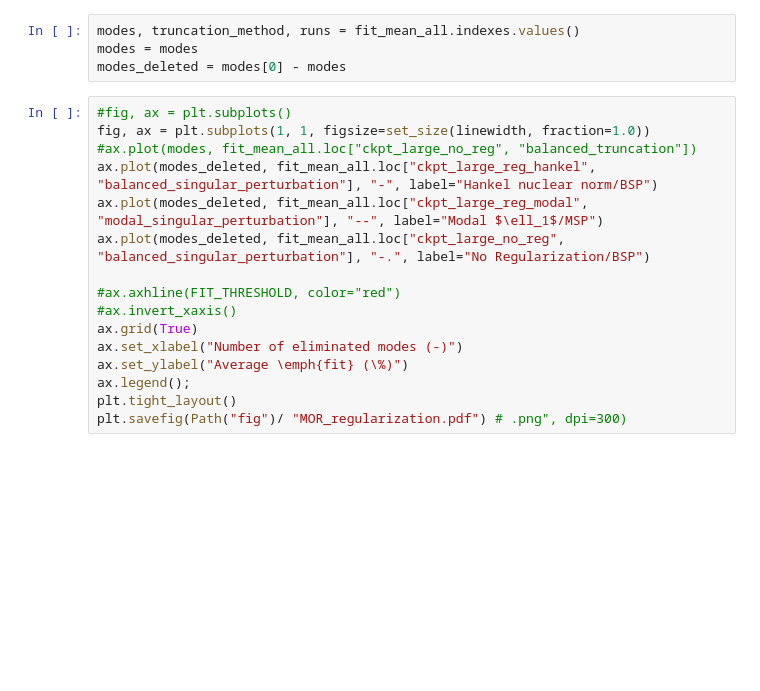
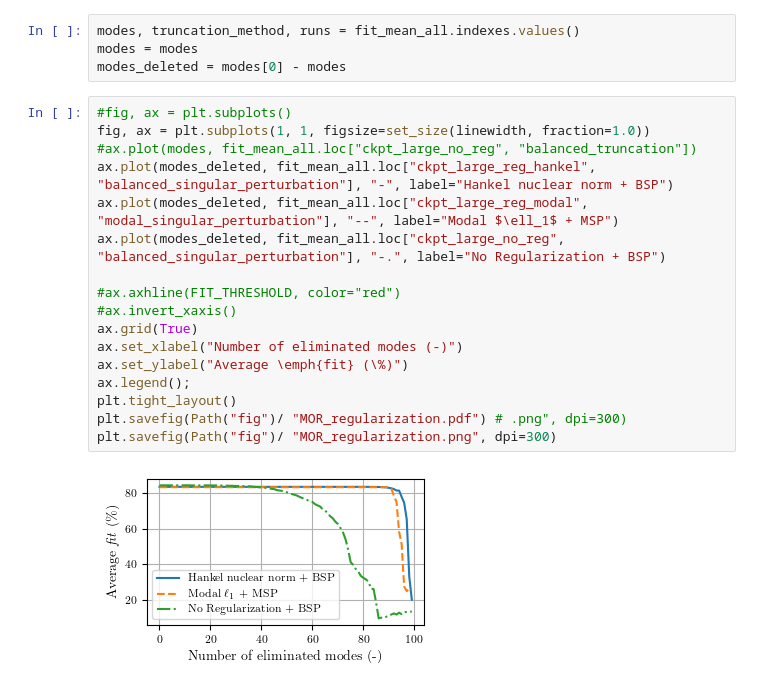
Before and after one commit to forgi86/lru-reduction, a Jupyter notebook: examples/f16/plot_MOR.ipynb, the cells around one changed output. Cells and saved outputs as stored; diff of their text form; blank space fills up the shorter version.

Commit message:
minor plot change

```diff
--- a/examples/f16/plot_MOR.ipynb
+++ b/examples/f16/plot_MOR.ipynb
@@ -19,19 +19,22 @@ modes_deleted = modes[0] - modes
 # %%
 #fig, ax = plt.subplots()
 fig, ax = plt.subplots(1, 1, figsize=set_size(linewidth, fraction=1.0))
 #ax.plot(modes, fit_mean_all.loc["ckpt_large_no_reg", "balanced_truncation"])
-ax.plot(modes_deleted, fit_mean_all.loc["ckpt_large_reg_hankel", "balanced_singular_perturbation"], "-", label="Hankel nuclear norm/BSP")
-ax.plot(modes_deleted, fit_mean_all.loc["ckpt_large_reg_modal", "modal_singular_perturbation"], "--", label="Modal $\ell_1$/MSP")
-ax.plot(modes_deleted, fit_mean_all.loc["ckpt_large_no_reg", "balanced_singular_perturbation"], "-.", label="No Regularization/BSP")
+ax.plot(modes_deleted, fit_mean_all.loc["ckpt_large_reg_hankel", "balanced_singular_perturbation"], "-", label="Hankel nuclear norm + BSP")
+ax.plot(modes_deleted, fit_mean_all.loc["ckpt_large_reg_modal", "modal_singular_perturbation"], "--", label="Modal $\ell_1$ + MSP")
+ax.plot(modes_deleted, fit_mean_all.loc["ckpt_large_no_reg", "balanced_singular_perturbation"], "-.", label="No Regularization + BSP")
 
 #ax.axhline(FIT_THRESHOLD, color="red")
 #ax.invert_xaxis()
 ax.grid(True)
 ax.set_xlabel("Number of eliminated modes (-)")
 ax.set_ylabel("Average \emph{fit} (\%)")
 ax.legend();
 plt.tight_layout()
 plt.savefig(Path("fig")/ "MOR_regularization.pdf") # .png", dpi=300)
+plt.savefig(Path("fig")/ "MOR_regularization.png", dpi=300)
+# %% [output]
+[figure, added]
 # %%
 min_order = xarray.DataArray(coords=(runs, truncation_method))
 for run in fit_mean_all.coords["run"]:
```
Also changed, not shown: parts of 2 cells of this notebook, 1 other file.
